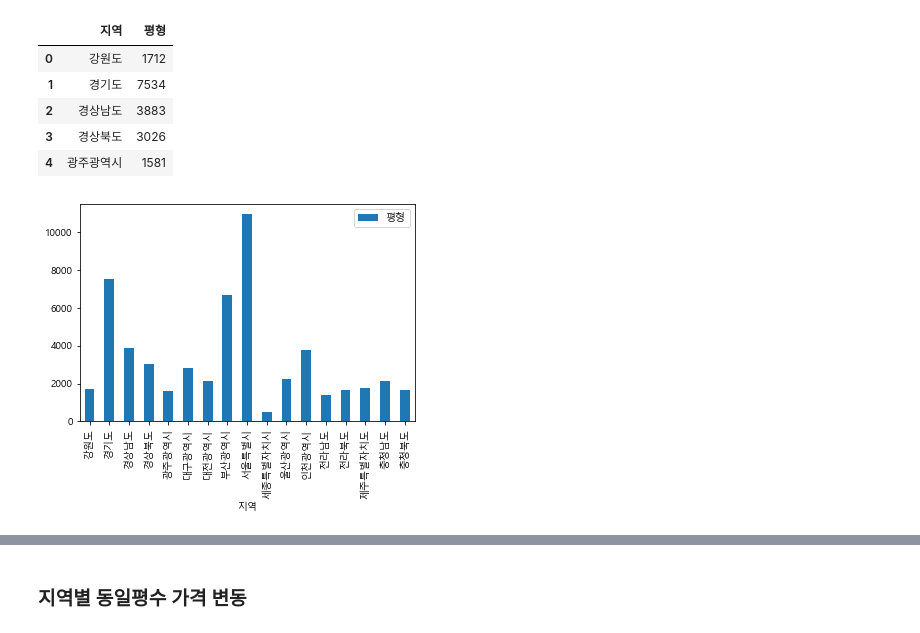
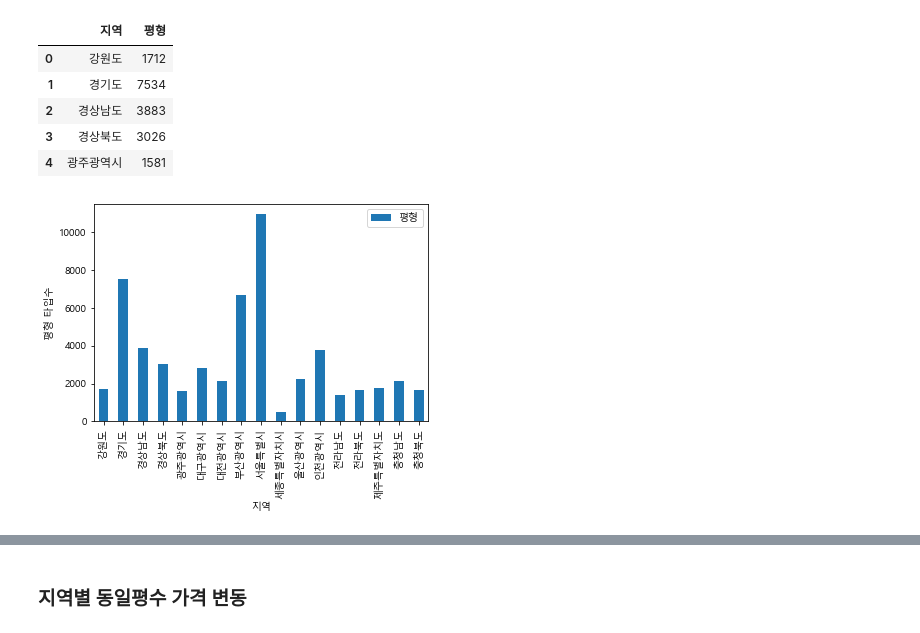
Before and after one commit to TTGGPP/hello_world, a Jupyter notebook: team_project/private_sychun/teamsyc5-eda_db.ipynb, the cells around one changed output, grey strips where cells are left out. Drawn from its saved outputs; the diff is of its cells as text; code cells hidden in the pictures.

```diff
--- a/team_project/private_sychun/teamsyc5-eda_db.ipynb
+++ b/team_project/private_sychun/teamsyc5-eda_db.ipynb
@@ -263,8 +321,9 @@ memory usage: 400.0+ bytes
 # %%
 plt.rc('font', family='Malgun Gothic')
 ax = dataD.plot.bar(x='지역', y='평형', rot=90)
+ax.set(ylabel='평형 타입수')
 plt.show()
 # %% [output]
-[figure, old version]
+[figure, new version]
 # %%
 query = """
```
Also changed, not shown: parts of 25 cells of this notebook.
